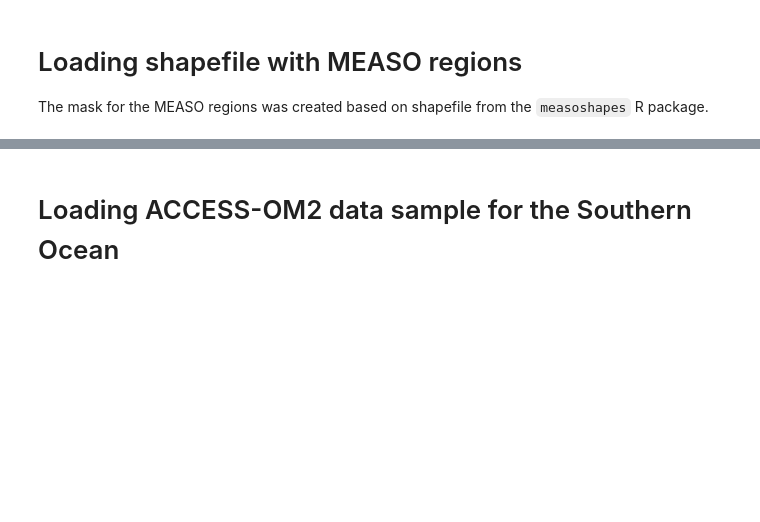
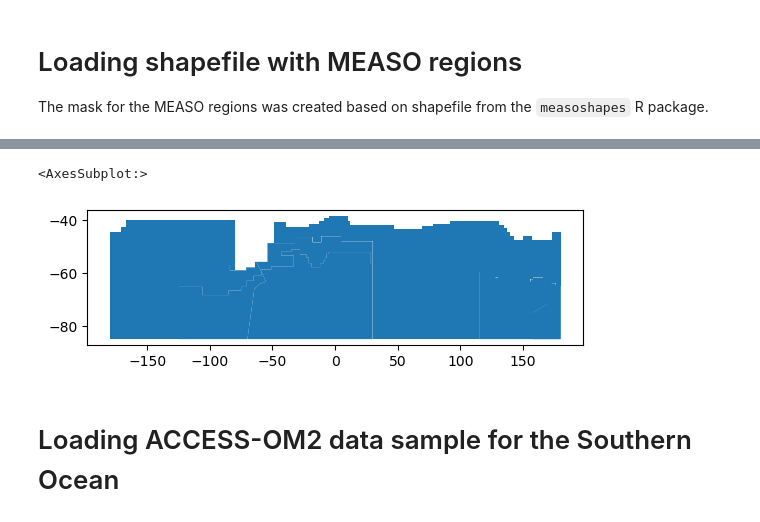
Before and after one commit to lidefi87/ACCESS_scripts_DFA, a Jupyter notebook: Scripts/0_CreatingMeasoMask.ipynb, the cells around one changed output, grey strips where cells are left out. Saved outputs shown, nothing was run; the diff lists cells and outputs as text; code cells hidden in the pictures; blank space fills up the shorter version.

```diff
--- a/Scripts/0_CreatingMeasoMask.ipynb
+++ b/Scripts/0_CreatingMeasoMask.ipynb
@@ -18,4 +18,7 @@ The mask for the MEASO regions was created based on shapefile from the `measosha
 regions = geopandas.read_file(r'/g/data/v45/la6889/GIS_DataBase/Shapefiles/MEASO/measo_wgs84.shp')
 regions = regions.query('zone != "Temperate"')
 regions
+
+#Checking results
+regions.plot()
 # %% [output]
@@ -39,3 +25,5 @@ regions
+<AxesSubplot:>
+[figure, added]
 # %% [markdown]
 # Loading ACCESS-OM2 data sample for the Southern Ocean
 # %%
```
Also changed, not shown: parts of 2 cells of this notebook, 2 other files.
